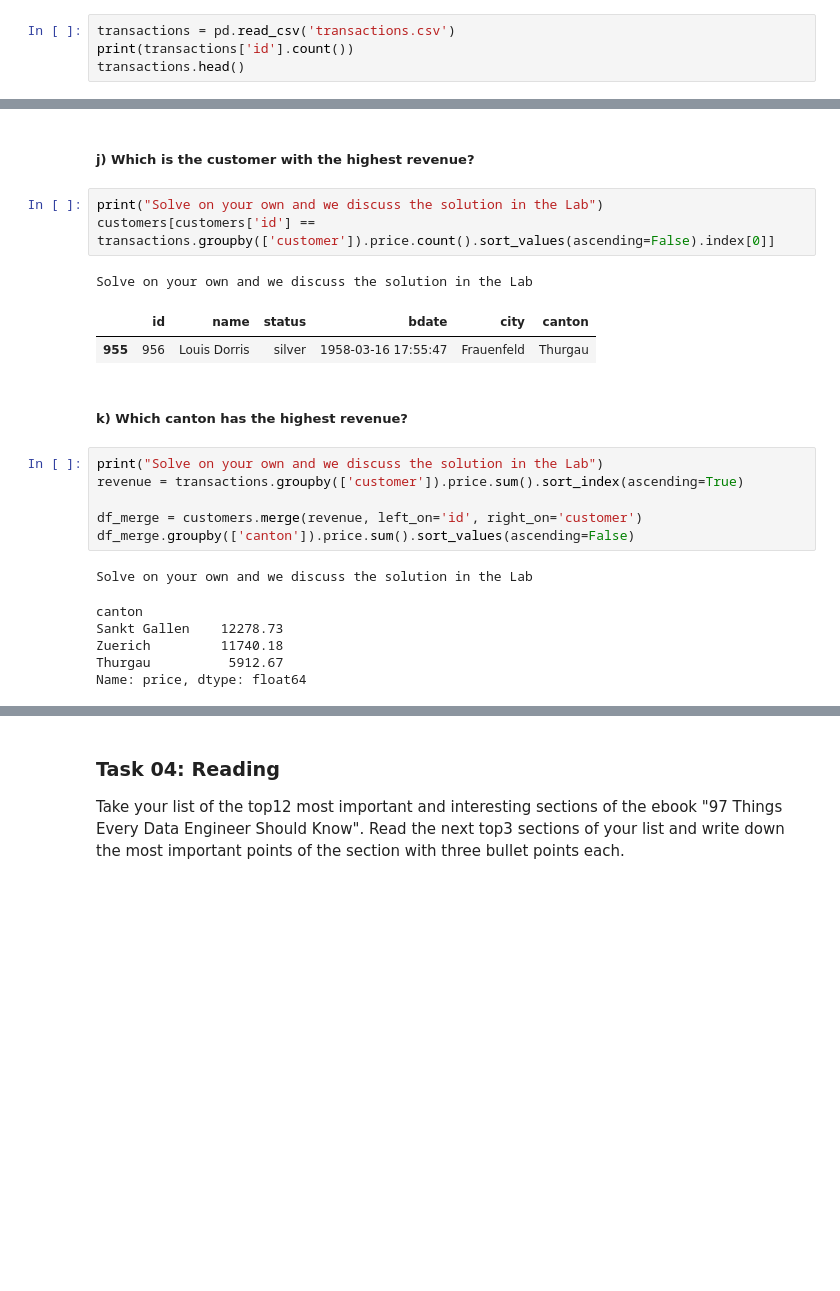
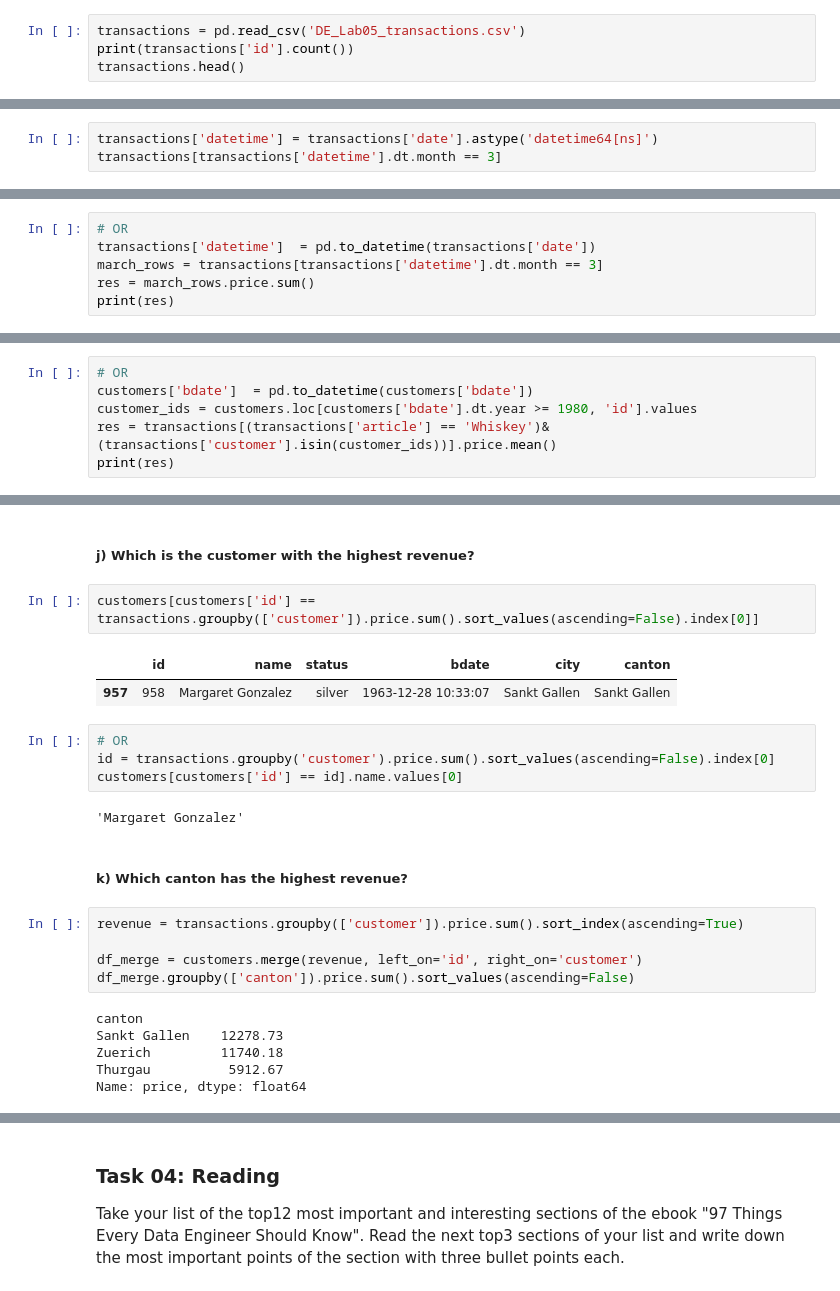
Before and after one commit to chrigorion/Data_Engineering_reichch4, a Jupyter notebook: Lab_05/DE_Lab05_Solution.ipynb, the cells around one changed output, grey strips where cells are left out. Cells and saved outputs as stored; diff of their text form; blank space fills up the shorter version.

Commit message:
new solutions

```diff
--- a/Lab_05/DE_Lab05_Solution.ipynb
+++ b/Lab_05/DE_Lab05_Solution.ipynb
@@ -130,7 +134,7 @@ customers.head()
 # %% [markdown]
 ##### a) Create a DataFrame called transactions with the transactions.csv file. Print the count of transactions and 5 entries to have a look at the data
 # %%
-transactions = pd.read_csv('transactions.csv')
+transactions = pd.read_csv('DE_Lab05_transactions.csv')
 print(transactions['id'].count())
 transactions.head()
 # %% [output]
@@ -229,2 +252,5 @@ transactions[transactions['customer'].isin(customers[customers['canton'] == 'Zue
 # %% [markdown]
 ##### d) Calculate the sum of all sold articles in the month March.
+# %%
+transactions['datetime'] = transactions['date'].astype('datetime64[ns]')
+transactions[transactions['datetime'].dt.month == 3]
@@ -250,0 +291,6 @@ transactions[transactions['date'].str.slice(5, 7) == '03']['price'].sum()
+# %%
+# OR
+transactions['datetime']  = pd.to_datetime(transactions['date'])
+march_rows = transactions[transactions['datetime'].dt.month == 3]
+res = march_rows.price.sum()
+print(res)
@@ -280,0 +337,6 @@ result['price'].mean()
+# %%
+# OR
+customers['bdate']  = pd.to_datetime(customers['bdate'])
+customer_ids = customers.loc[customers['bdate'].dt.year >= 1980, 'id'].values
+res = transactions[(transactions['article'] == 'Whiskey')&(transactions['customer'].isin(customer_ids))].price.mean()
+print(res)
@@ -335,24 +415,26 @@ Name: price, dtype: float64
 # %% [markdown]
 ##### j) Which is the customer with the highest revenue?
 # %%
-print("Solve on your own and we discuss the solution in the Lab")
-customers[customers['id'] == transactions.groupby(['customer']).price.count().sort_values(ascending=False).index[0]]
+customers[customers['id'] == transactions.groupby(['customer']).price.sum().sort_values(ascending=False).index[0]]
 # %% [output]
-Solve on your own and we discuss the solution in the Lab
 |  | id | name | status | bdate | city | canton |
-| 955 | 956 | Louis Dorris | silver | 1958-03-16 17:55:47 | Frauenfeld | Thurgau |
+| 957 | 958 | Margaret Gonzalez | silver | 1963-12-28 10:33:07 | Sankt Gallen | Sankt Gallen |
+# %%
+# OR
+id = transactions.groupby('customer').price.sum().sort_values(ascending=False).index[0]
+customers[customers['id'] == id].name.values[0]
+# %% [output]
+'Margaret Gonzalez'
 # %% [markdown]
 ##### k) Which canton has the highest revenue?
 # %%
-print("Solve on your own and we discuss the solution in the Lab")
 revenue = transactions.groupby(['customer']).price.sum().sort_index(ascending=True)
 
 df_merge = customers.merge(revenue, left_on='id', right_on='customer')
 df_merge.groupby(['canton']).price.sum().sort_values(ascending=False)
 # %% [output]
-Solve on your own and we discuss the solution in the Lab
+canton
+Sankt Gallen    12278.73
+Zuerich         11740.18
+Thurgau          5912.67
+Name: price, dtype: float64
-canton
-Sankt Gallen    12278.73
-Zuerich         11740.18
-Thurgau          5912.67
-Name: price, dtype: float64
```
Also changed, not shown: parts of 30 cells of this notebook.
